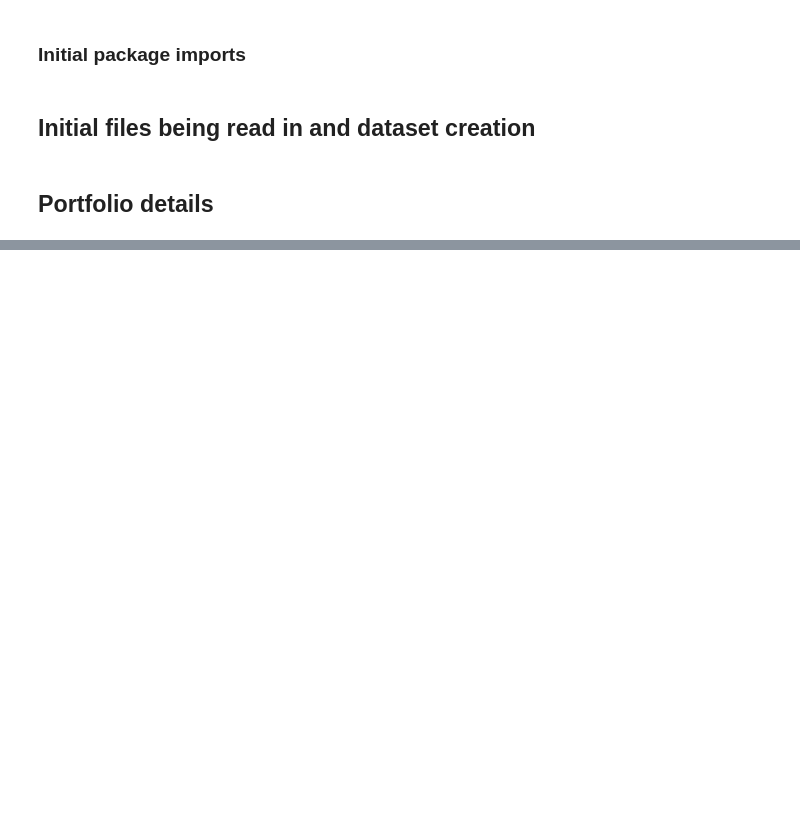
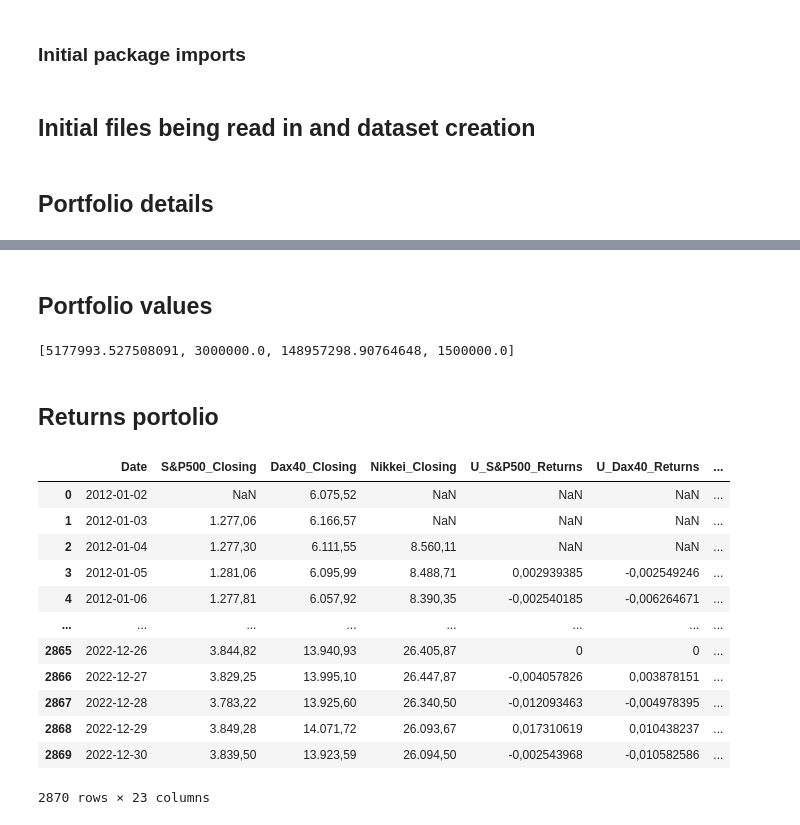
Before and after one commit to Dhruvs120/Quantitative_Risk_Management_Assignments, a Jupyter notebook: initial_notebook.ipynb, the cells around one changed output, grey strips where cells are left out. Saved outputs shown, nothing was run; the diff lists cells and outputs as text; code cells hidden in the pictures; blank space fills up the shorter version.

Commit message:
returns_indexen

```diff
--- a/initial_notebook.ipynb
+++ b/initial_notebook.ipynb
@@ -61,0 +62,61 @@ main_df
+# %% [markdown]
+## Portfolio values
+# %%
+# initial investment
+weigths = {
+    'S&P500': 0.4,
+    'DAX40': 0.3,
+    'NIKKEI': 0.15,
+    'EU-BOND': 0.15,
+}
+
+starting_investment = 10000000  # 10 million euros
+starting_date = '2012-01-04'
+
+# Filter the main_df for the starting date
+starting_row = main_df[main_df['Date'] == starting_date]
+
+# Extract the exchange rates for the starting date
+usd_to_eur = float(starting_row['USD/EUR'].iloc[0].replace('€', '').replace(',', '.'))
+jpy_to_eur = float(starting_row['JPY/EUR'].iloc[0].replace('€', '').replace(',', '.'))
+
+# Calculate the invested amounts
+invested_amount_SP500 = starting_investment * weigths['S&P500'] / usd_to_eur
+invested_amount_DAX40 = starting_investment * weigths['DAX40']
+invested_amount_NIKKEI = starting_investment * weigths['NIKKEI'] / jpy_to_eur
+invested_amount_EU_BOND = starting_investment * weigths['EU-BOND']
+
+invested_amounts = [
+    invested_amount_SP500, #in USD
+    invested_amount_DAX40, #in EUR
+    invested_amount_NIKKEI, #in JPY
+    invested_amount_EU_BOND #in EUR
+]
+
+print(invested_amounts)
+# %% [output]
+[5177993.527508091, 3000000.0, 148957298.90764648, 1500000.0]
+# %% [markdown]
+## Returns portolio
+# %%
+#create a column for the invested amount in the SP500 and multiply by the return of the next day
+
+main_df['SP500_Investment'] = invested_amount_SP500 * (1 + main_df['U_S&P500_Returns'].str.replace(',', '.').astype(float)).cumprod()
+main_df['DAX40_Investment'] = invested_amount_DAX40 * (1 + main_df['U_Dax40_Returns'].str.replace(',', '.').astype(float)).cumprod()
+main_df['NIKKEI_Investment'] = invested_amount_NIKKEI * (1 + main_df['U_Nikkei_Returns'].str.replace(',', '.').astype(float)).cumprod()
+# %%
+main_df
+# %% [output]
+|  | Date | S&P500_Closing | Dax40_Closing | Nikkei_Closing | U_S&P500_Returns | U_Dax40_Returns | ... |
+| 0 | 2012-01-02 | NaN | 6.075,52 | NaN | NaN | NaN | ... |
+| 1 | 2012-01-03 | 1.277,06 | 6.166,57 | NaN | NaN | NaN | ... |
+| 2 | 2012-01-04 | 1.277,30 | 6.111,55 | 8.560,11 | NaN | NaN | ... |
+| 3 | 2012-01-05 | 1.281,06 | 6.095,99 | 8.488,71 | 0,002939385 | -0,002549246 | ... |
+| 4 | 2012-01-06 | 1.277,81 | 6.057,92 | 8.390,35 | -0,002540185 | -0,006264671 | ... |
+| ... | ... | ... | ... | ... | ... | ... | ... |
+| 2865 | 2022-12-26 | 3.844,82 | 13.940,93 | 26.405,87 | 0 | 0 | ... |
+| 2866 | 2022-12-27 | 3.829,25 | 13.995,10 | 26.447,87 | -0,004057826 | 0,003878151 | ... |
+| 2867 | 2022-12-28 | 3.783,22 | 13.925,60 | 26.340,50 | -0,012093463 | -0,004978395 | ... |
+| 2868 | 2022-12-29 | 3.849,28 | 14.071,72 | 26.093,67 | 0,017310619 | 0,010438237 | ... |
+| 2869 | 2022-12-30 | 3.839,50 | 13.923,59 | 26.094,50 | -0,002543968 | -0,010582586 | ... |
+2870 rows × 23 columns
```
Also changed, not shown: parts of 3 cells of this notebook.
